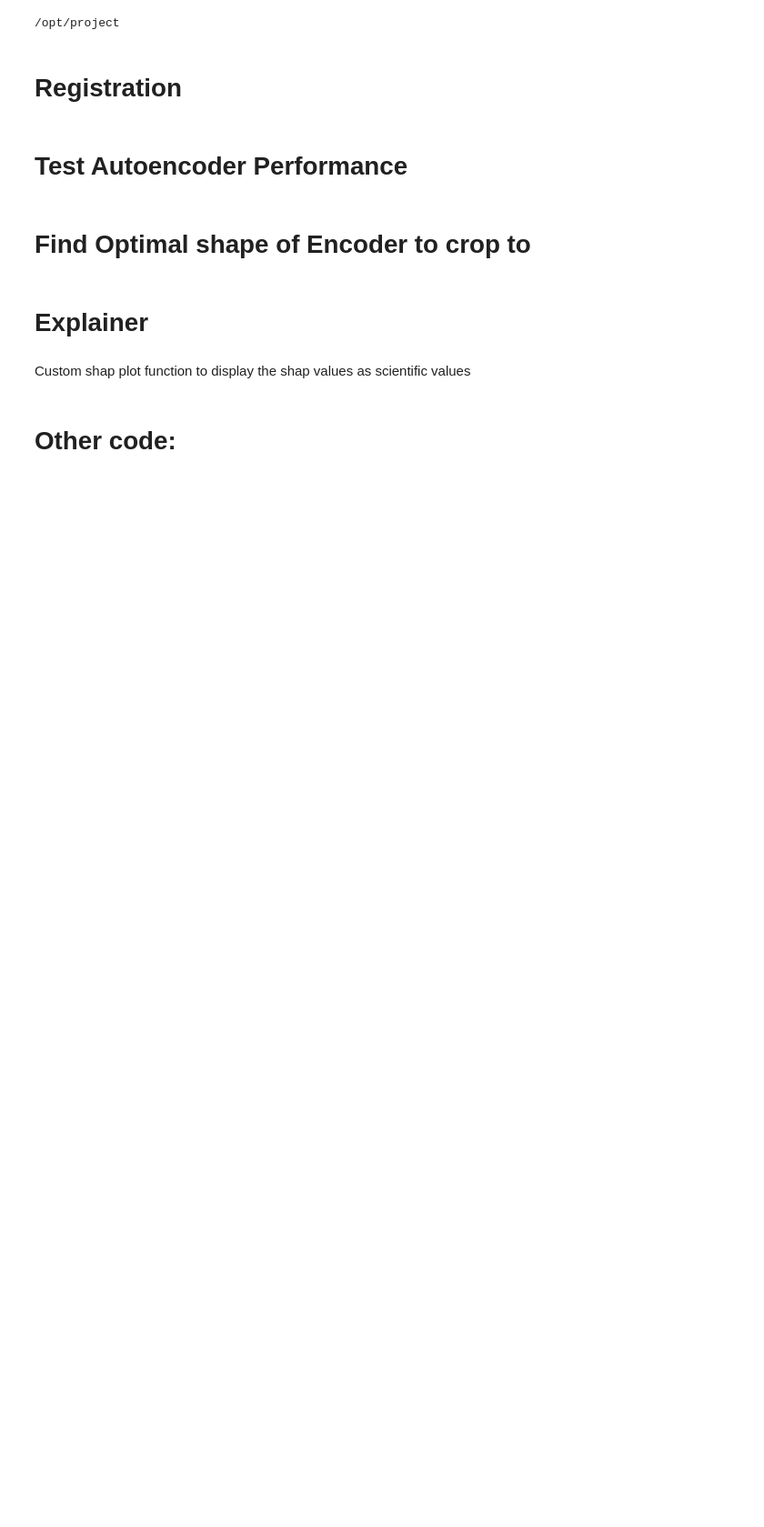
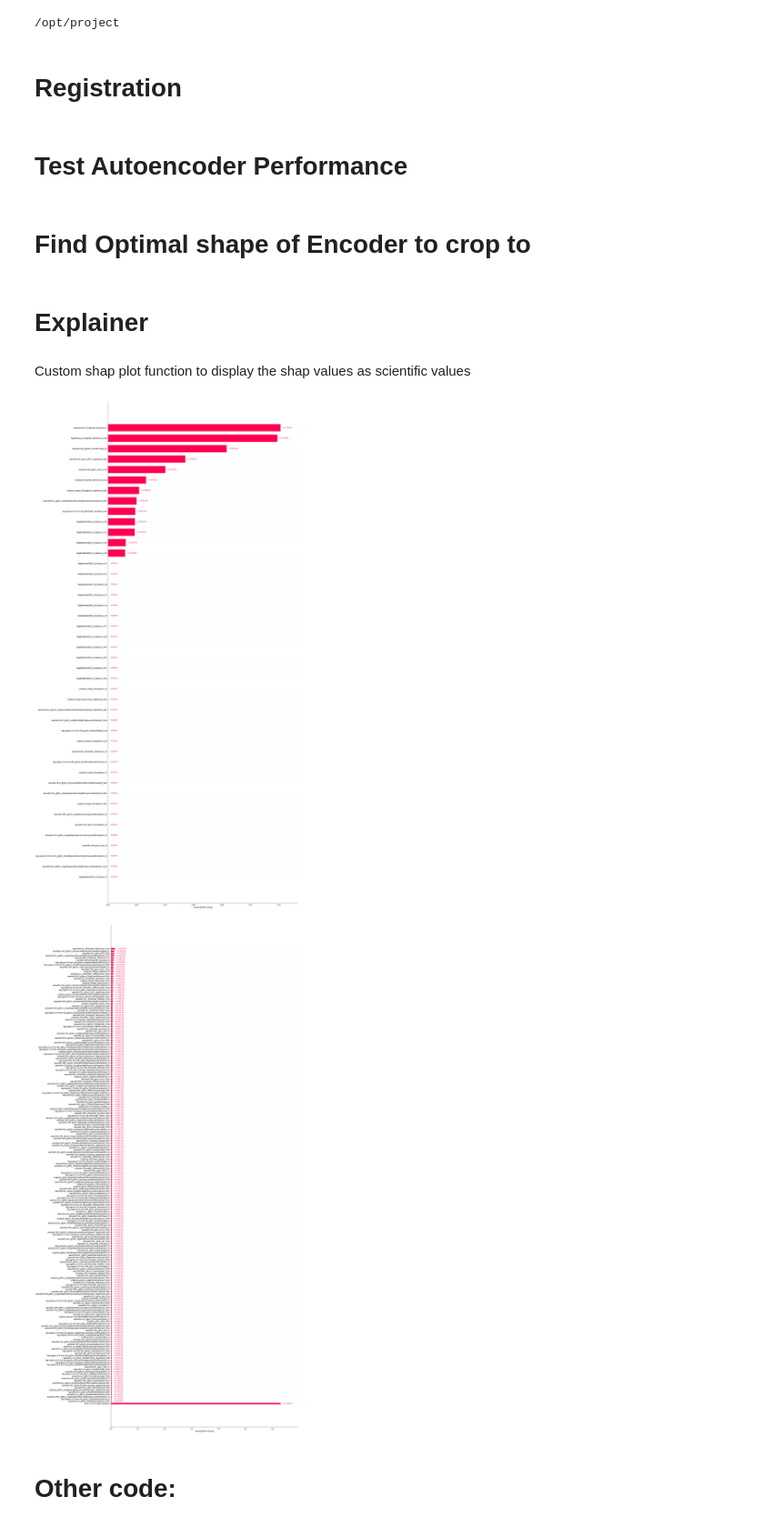
Before and after one commit to stephano41/radiomics_ai, a Jupyter notebook: notebooks/meningioma.ipynb, the cells around one changed output. Shown at 91% size. Saved outputs shown, nothing was run; the diff lists cells and outputs as text; code cells hidden in the pictures; blank space fills up the shorter version.

```diff
--- a/notebooks/meningioma.ipynb
+++ b/notebooks/meningioma.ipynb
@@ -274,8 +274,8 @@ from autorad.models.classifier import MLClassifier
 from autorad.inference import infer_utils
 import shap
 
-model1_run_id = 'b578524d749847159fb6b191decfe4d8'
-model2_run_id = '41099e1df4b64cf193ca0a5074596911'
+model1_run_id = '02051a270a864157837f476950ef3023'
+model2_run_id = '60e74372c5844fd0aa28bddefc58acd9'
 
 
 def get_shap_values(run_id, existing_feature_df=None, existing_splits=None):
@@ -302,12 +302,12 @@ def get_shap_values(run_id, existing_feature_df=None, existing_splits=None):
     model.fit(preprocessed_X, y)
 
     explainer = shap.Explainer(model.predict_proba_binary, preprocessed_X)
-    shap_values = explainer(preprocessed_X)
+    shap_values = explainer(preprocessed_X, max_evals=2 * len(feature_dataset.df.columns) + 1)
 
     # return shap.plots.waterfall(shap_values[0], max_display=max_display, show=show)
     return shap_values, dataset_df, dataset_splits
 # %%
-model1_shap_values, dataset_df, dataset_splits = get_shap_values(model1_run_id)
+# model1_shap_values, dataset_df, dataset_splits = get_shap_values(model1_run_id)
 model2_shap_values, _, _ = get_shap_values(model2_run_id, dataset_df, dataset_splits)
 # %% [markdown]
 Custom shap plot function to display the shap values as scientific values
@@ -656,31 +656,34 @@ def bar(shap_values, max_display=10, order=Explanation.abs, clustering=None, clu
 # %%
 import os
 
 def plot_shap_bar(shap_values, max_display=10, save_dir=None, size=None):
     ax = bar(shap_values, max_display=max_display, show=False)
-    fig = pl.get_cfg()
+    fig = pl.gcf()
 
     if size is not None:
         fig.set_size_inches(size, forward=True)
     fig.tight_layout()
 
     if save_dir is None:
         pl.show()
         return fig, ax
 
     fig.savefig(os.path.join(save_dir, 'shap_bar_plot.png'), dpi=300)
     return fig, ax
 
 
-model1_output_dir = 'outputs/meningioma+autoencoder/2023-12-10-07-29-50'
-model2_output_dir = 'outputs/meningioma/2023-12-30-12-52-34'
+model1_output_dir = 'outputs/meningioma+autoencoder/2024-01-06-01-06-13'
+model2_output_dir = 'outputs/meningioma/2024-01-06-00-08-33'
 
 max_display=200
 
 plot_shap_bar(model1_shap_values, max_display=max_display, save_dir=model1_output_dir, size=(25,48))
 pl.show()
 plot_shap_bar(model2_shap_values, max_display=max_display, save_dir=model2_output_dir, size=(25,48))
 pl.show()
+# %% [output]
+[figure, added]
+[figure, added]
 # %% [markdown]
 # Other code:
 # %%
```
Also changed, not shown: parts of 10 cells of this notebook, 1 other file.
